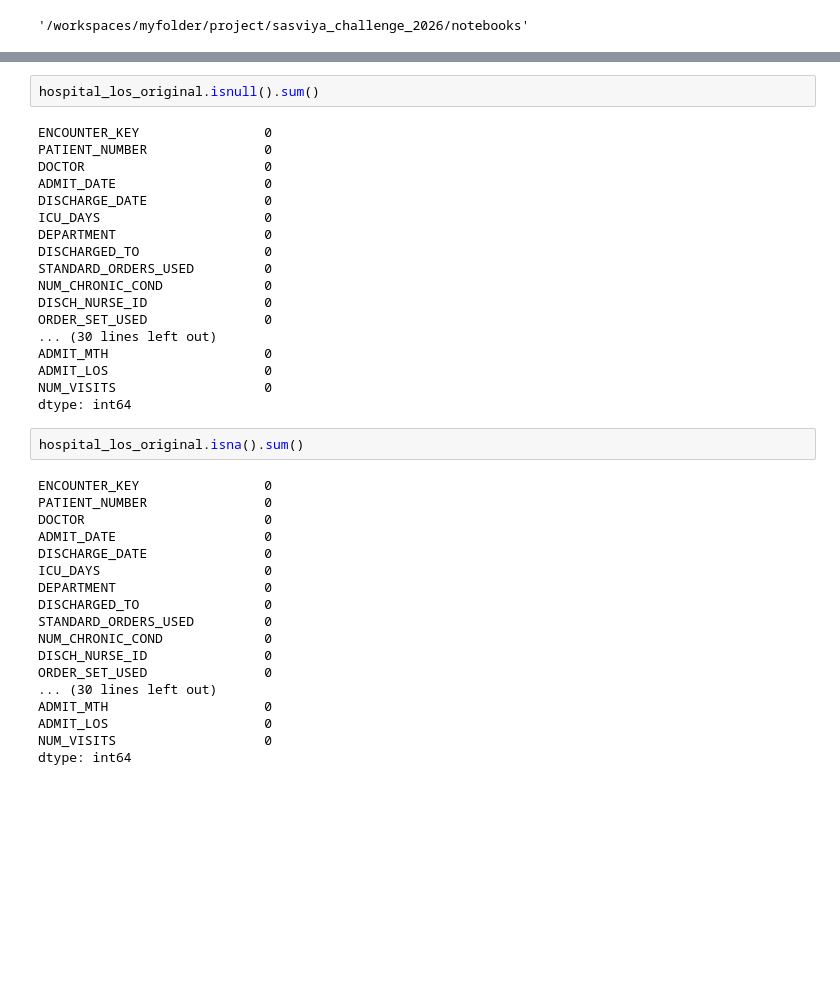
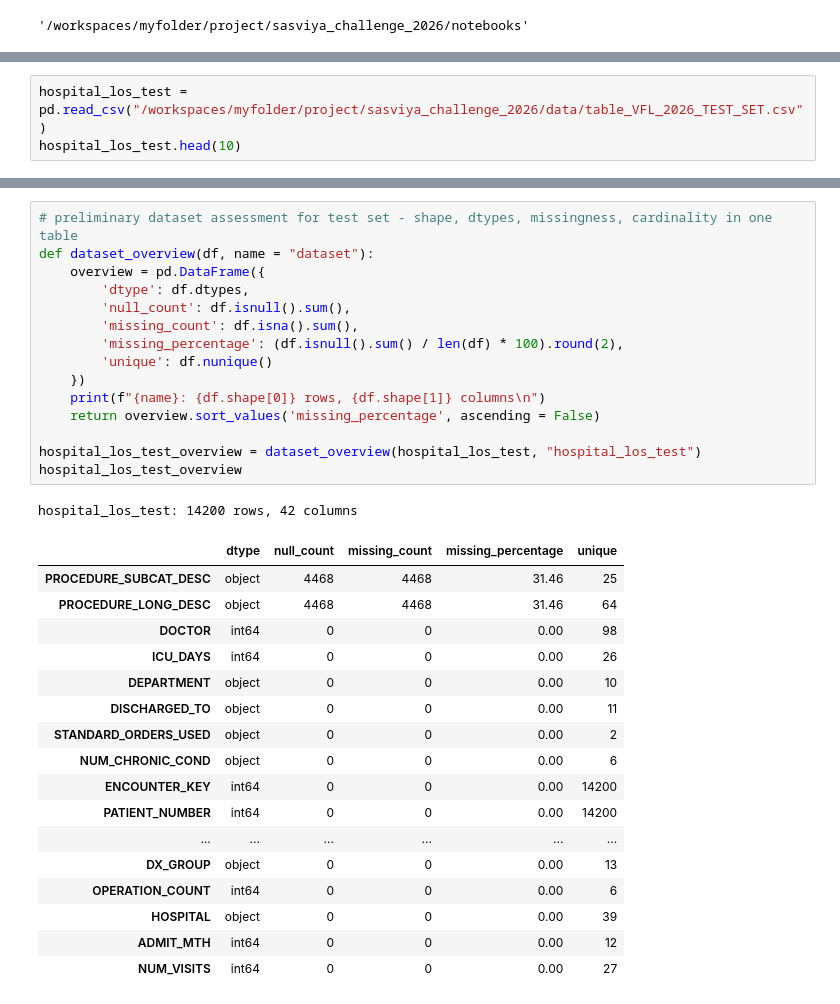
Before and after one commit to benjaminau/sasviya_challenge_2026, a Jupyter notebook: notebooks/hospital_los_eda_cleaning_wrangling.ipynb, the cells around one changed output, grey strips where cells are left out. Cells and saved outputs as stored; diff of their text form; blank space fills up the shorter version.

```diff
--- a/notebooks/hospital_los_eda_cleaning_wrangling.ipynb
+++ b/notebooks/hospital_los_eda_cleaning_wrangling.ipynb
@@ -52,0 +163,3 @@ dtype: object
+# %%
+hospital_los_test = pd.read_csv("/workspaces/myfolder/project/sasviya_challenge_2026/data/table_VFL_2026_TEST_SET.csv")
+hospital_los_test.head(10)
@@ -53,40 +179,34 @@ dtype: object
 # %%
-hospital_los_original.isnull().sum()
+# preliminary dataset assessment for test set - shape, dtypes, missingness, cardinality in one table
+def dataset_overview(df, name = "dataset"):
+    overview = pd.DataFrame({
+        'dtype': df.dtypes,
+        'null_count': df.isnull().sum(),
+        'missing_count': df.isna().sum(),
+        'missing_percentage': (df.isnull().sum() / len(df) * 100).round(2),
+        'unique': df.nunique()
+    })
+    print(f"{name}: {df.shape[0]} rows, {df.shape[1]} columns\n")
+    return overview.sort_values('missing_percentage', ascending = False)
+
+hospital_los_test_overview = dataset_overview(hospital_los_test, "hospital_los_test")
+hospital_los_test_overview
 # %% [output]
-ENCOUNTER_KEY                0
-PATIENT_NUMBER               0
-DOCTOR                       0
-ADMIT_DATE                   0
-DISCHARGE_DATE               0
-ICU_DAYS                     0
-DEPARTMENT                   0
-DISCHARGED_TO                0
-STANDARD_ORDERS_USED         0
-NUM_CHRONIC_COND             0
-DISCH_NURSE_ID               0
-ORDER_SET_USED               0
-... (30 lines left out)
-ADMIT_MTH                    0
-ADMIT_LOS                    0
-NUM_VISITS                   0
-dtype: int64
+hospital_los_test: 14200 rows, 42 columns
+|  | dtype | null_count | missing_count | missing_percentage | unique |
+| PROCEDURE_SUBCAT_DESC | object | 4468 | 4468 | 31.46 | 25 |
+| PROCEDURE_LONG_DESC | object | 4468 | 4468 | 31.46 | 64 |
+| DOCTOR | int64 | 0 | 0 | 0.00 | 98 |
+| ICU_DAYS | int64 | 0 | 0 | 0.00 | 26 |
+| DEPARTMENT | object | 0 | 0 | 0.00 | 10 |
+| DISCHARGED_TO | object | 0 | 0 | 0.00 | 11 |
+| STANDARD_ORDERS_USED | object | 0 | 0 | 0.00 | 2 |
+| NUM_CHRONIC_COND | object | 0 | 0 | 0.00 | 6 |
+| ENCOUNTER_KEY | int64 | 0 | 0 | 0.00 | 14200 |
+| PATIENT_NUMBER | int64 | 0 | 0 | 0.00 | 14200 |
+| ... | ... | ... | ... | ... | ... |
+| DX_GROUP | object | 0 | 0 | 0.00 | 13 |
+| OPERATION_COUNT | int64 | 0 | 0 | 0.00 | 6 |
+| HOSPITAL | object | 0 | 0 | 0.00 | 39 |
+| ADMIT_MTH | int64 | 0 | 0 | 0.00 | 12 |
+| NUM_VISITS | int64 | 0 | 0 | 0.00 | 27 |
-# %%
-hospital_los_original.isna().sum()
-# %% [output]
-ENCOUNTER_KEY                0
-PATIENT_NUMBER               0
-DOCTOR                       0
-ADMIT_DATE                   0
-DISCHARGE_DATE               0
-ICU_DAYS                     0
-DEPARTMENT                   0
-DISCHARGED_TO                0
-STANDARD_ORDERS_USED         0
-NUM_CHRONIC_COND             0
-DISCH_NURSE_ID               0
-ORDER_SET_USED               0
-... (30 lines left out)
-ADMIT_MTH                    0
-ADMIT_LOS                    0
-NUM_VISITS                   0
-dtype: int64
```
Also changed, not shown: parts of 8 cells of this notebook.
